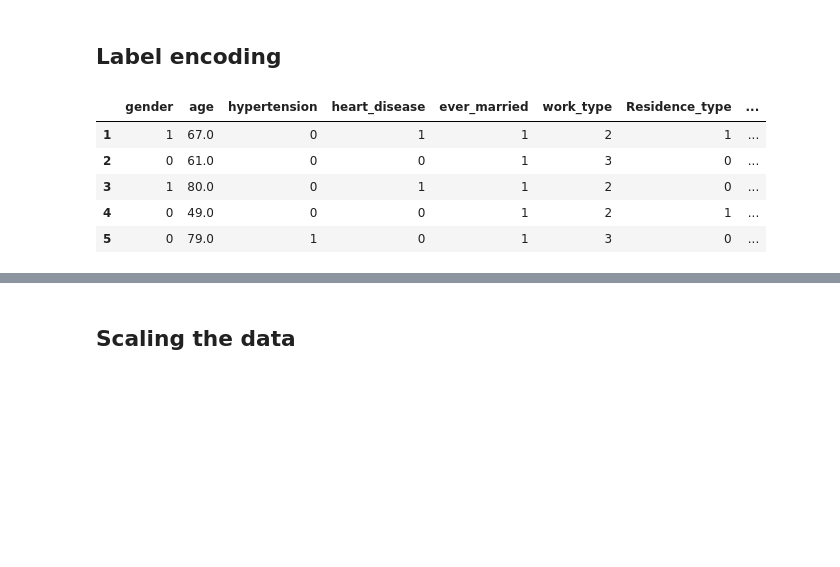
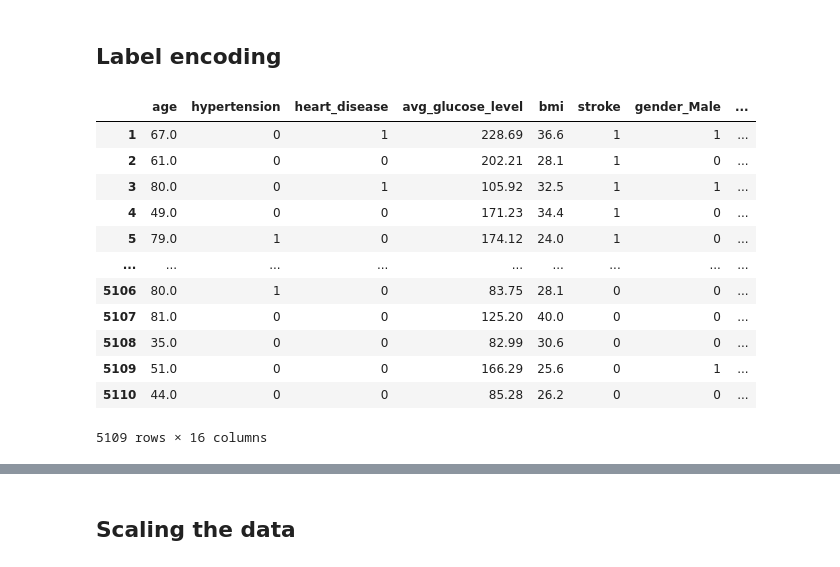
Before and after one commit to olga-2021/Final_Project, a Jupyter notebook: Stroke_prediction.ipynb, the cells around one changed output, grey strips where cells are left out. Saved outputs shown, nothing was run; the diff lists cells and outputs as text; code cells hidden in the pictures; blank space fills up the shorter version.

```diff
--- a/Stroke_prediction.ipynb
+++ b/Stroke_prediction.ipynb
@@ -237,24 +234,23 @@ sns.pairplot(df3,hue='stroke')
 [figure]
 # %% [markdown]
 ## Label encoding
-# %%
-# Encoding categorical values
-le = LabelEncoder()
-
-df3['gender'] = le.fit_transform(df3['gender'])
-df3['ever_married'] = le.fit_transform(df3['ever_married'])
-df3['work_type'] = le.fit_transform(df3['work_type'])
-df3['Residence_type'] = le.fit_transform(df3['Residence_type'])
-df3['smoking_status'] = le.fit_transform(df3['smoking_status'])
-encoded_data = df3
-encoded_data.head()
-# %% [output]
-|  | gender | age | hypertension | heart_disease | ever_married | work_type | Residence_type | ... |
-| 1 | 1 | 67.0 | 0 | 1 | 1 | 2 | 1 | ... |
-| 2 | 0 | 61.0 | 0 | 0 | 1 | 3 | 0 | ... |
-| 3 | 1 | 80.0 | 0 | 1 | 1 | 2 | 0 | ... |
-| 4 | 0 | 49.0 | 0 | 0 | 1 | 2 | 1 | ... |
-| 5 | 0 | 79.0 | 1 | 0 | 1 | 3 | 0 | ... |
+# %%
+encoded_data = pd.get_dummies(df3, columns=['gender', 'ever_married', 'work_type', 'Residence_type', 'smoking_status',], drop_first=True)
+encoded_data
+# %% [output]
+|  | age | hypertension | heart_disease | avg_glucose_level | bmi | stroke | gender_Male | ... |
+| 1 | 67.0 | 0 | 1 | 228.69 | 36.6 | 1 | 1 | ... |
+| 2 | 61.0 | 0 | 0 | 202.21 | 28.1 | 1 | 0 | ... |
+| 3 | 80.0 | 0 | 1 | 105.92 | 32.5 | 1 | 1 | ... |
+| 4 | 49.0 | 0 | 0 | 171.23 | 34.4 | 1 | 0 | ... |
+| 5 | 79.0 | 1 | 0 | 174.12 | 24.0 | 1 | 0 | ... |
+| ... | ... | ... | ... | ... | ... | ... | ... | ... |
+| 5106 | 80.0 | 1 | 0 | 83.75 | 28.1 | 0 | 0 | ... |
+| 5107 | 81.0 | 0 | 0 | 125.20 | 40.0 | 0 | 0 | ... |
+| 5108 | 35.0 | 0 | 0 | 82.99 | 30.6 | 0 | 0 | ... |
+| 5109 | 51.0 | 0 | 0 | 166.29 | 25.6 | 0 | 1 | ... |
+| 5110 | 44.0 | 0 | 0 | 85.28 | 26.2 | 0 | 0 | ... |
+5109 rows × 16 columns
 # %%
 # Defining features and target sets
 
```
Also changed, not shown: parts of 25 cells of this notebook.
